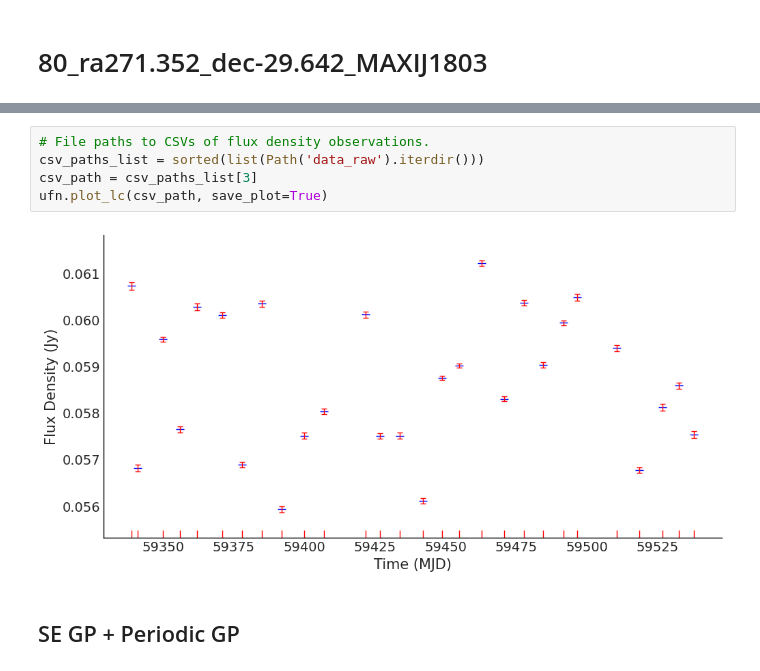
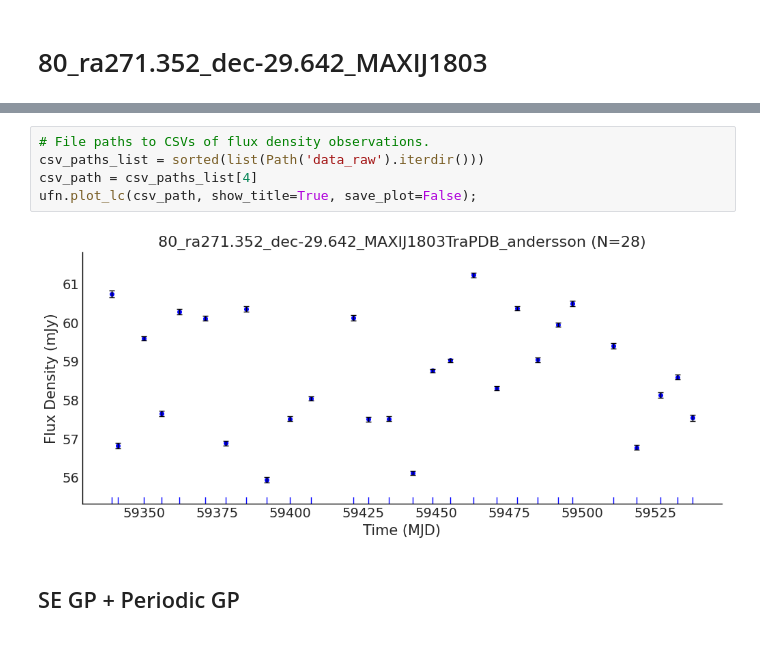
Before and after one commit to shihchingfu/gp-sandbox-thunderkat, a Jupyter notebook: fitting_80_ra271.352_dec-29.642_MAXIJ1803.ipynb, the cells around one changed output, grey strips where cells are left out. Cells and saved outputs as stored; diff of their text form.

```diff
--- a/fitting_80_ra271.352_dec-29.642_MAXIJ1803.ipynb
+++ b/fitting_80_ra271.352_dec-29.642_MAXIJ1803.ipynb
@@ -22,10 +23,10 @@ Running on PyMC v5.6.1
 # %%
 # File paths to CSVs of flux density observations.
 csv_paths_list = sorted(list(Path('data_raw').iterdir()))
-csv_path = csv_paths_list[3]
-ufn.plot_lc(csv_path, save_plot=True)
+csv_path = csv_paths_list[4]
+ufn.plot_lc(csv_path, show_title=True, save_plot=False);
 # %% [output]
-[figure, old version]
+[figure, new version]
 # %% [markdown]
 ## SE GP + Periodic GP
 # %% [markdown]
```
Also changed, not shown: parts of 30 cells of this notebook, 2 other files.
